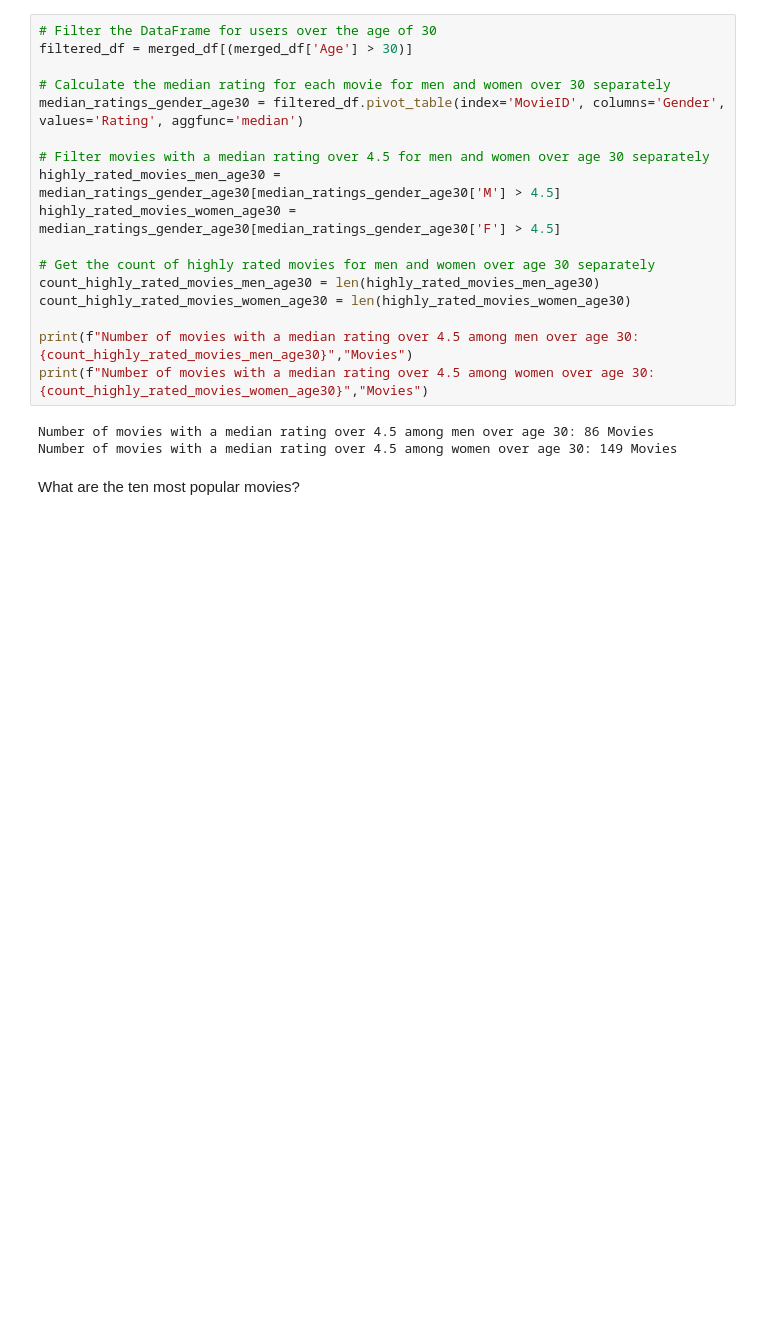
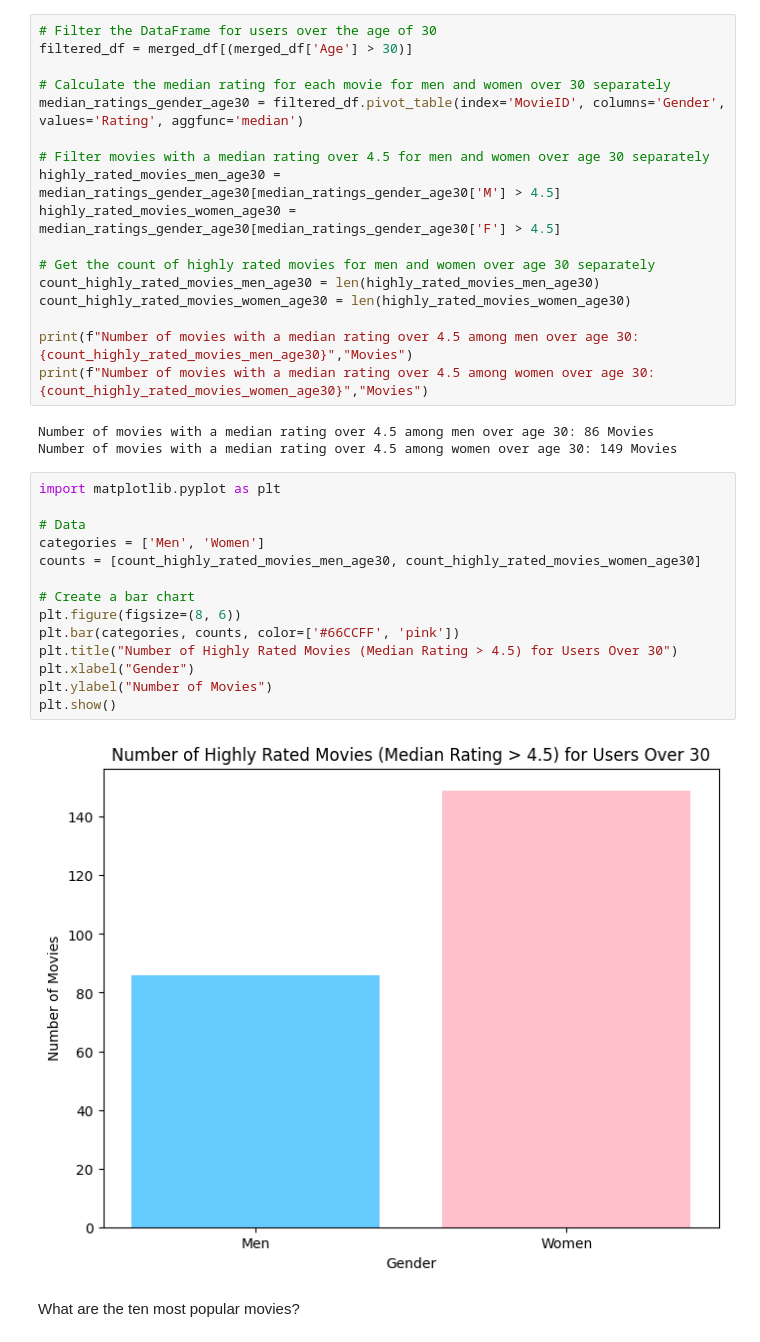
Before and after one commit to Pimchanok6430205105/Data_preparation, a Jupyter notebook: Project2_66_PTJL.ipynb, the cells around one changed output. Cells and saved outputs as stored; diff of their text form; blank space fills up the shorter version.

```diff
--- a/Project2_66_PTJL.ipynb
+++ b/Project2_66_PTJL.ipynb
@@ -192,6 +209,22 @@ print(f"Number of movies with a median rating over 4.5 among women over age 30:
 # %% [output]
 Number of movies with a median rating over 4.5 among men over age 30: 86 Movies
 Number of movies with a median rating over 4.5 among women over age 30: 149 Movies
+# %%
+import matplotlib.pyplot as plt
+
+# Data
+categories = ['Men', 'Women']
+counts = [count_highly_rated_movies_men_age30, count_highly_rated_movies_women_age30]
+
+# Create a bar chart
+plt.figure(figsize=(8, 6))
+plt.bar(categories, counts, color=['#66CCFF', 'pink'])
+plt.title("Number of Highly Rated Movies (Median Rating > 4.5) for Users Over 30")
+plt.xlabel("Gender")
+plt.ylabel("Number of Movies")
+plt.show()
+# %% [output]
+[figure, added]
 # %% [markdown]
 What are the ten most popular movies?
 # %%
```
Also changed, not shown: parts of 26 cells of this notebook.
